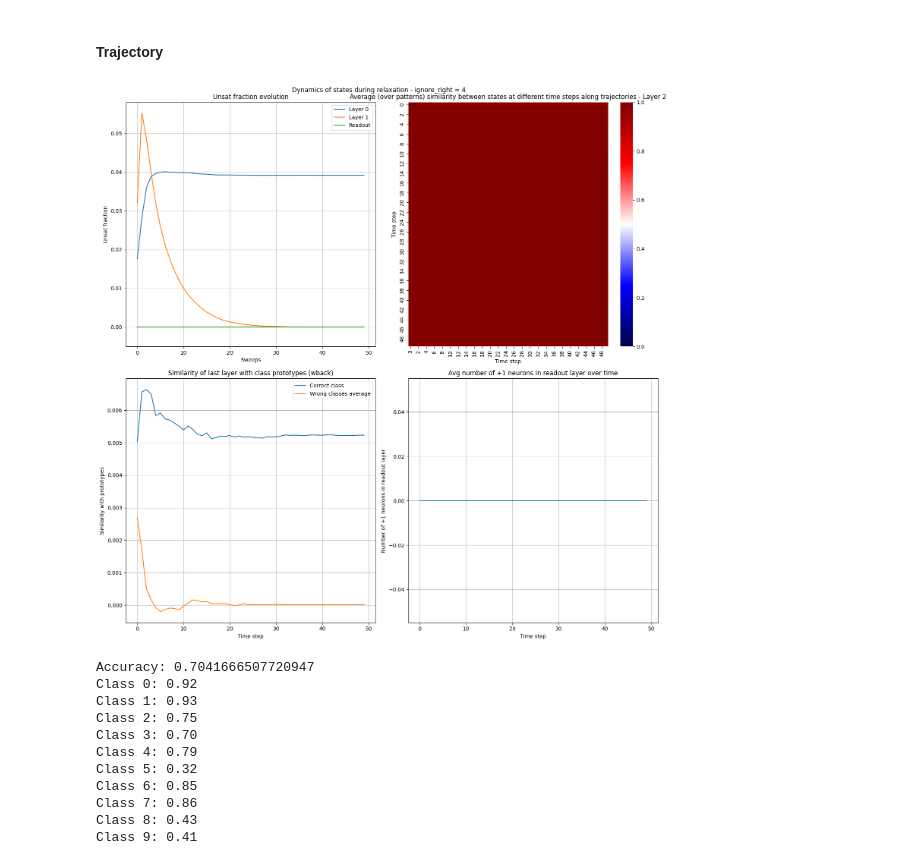
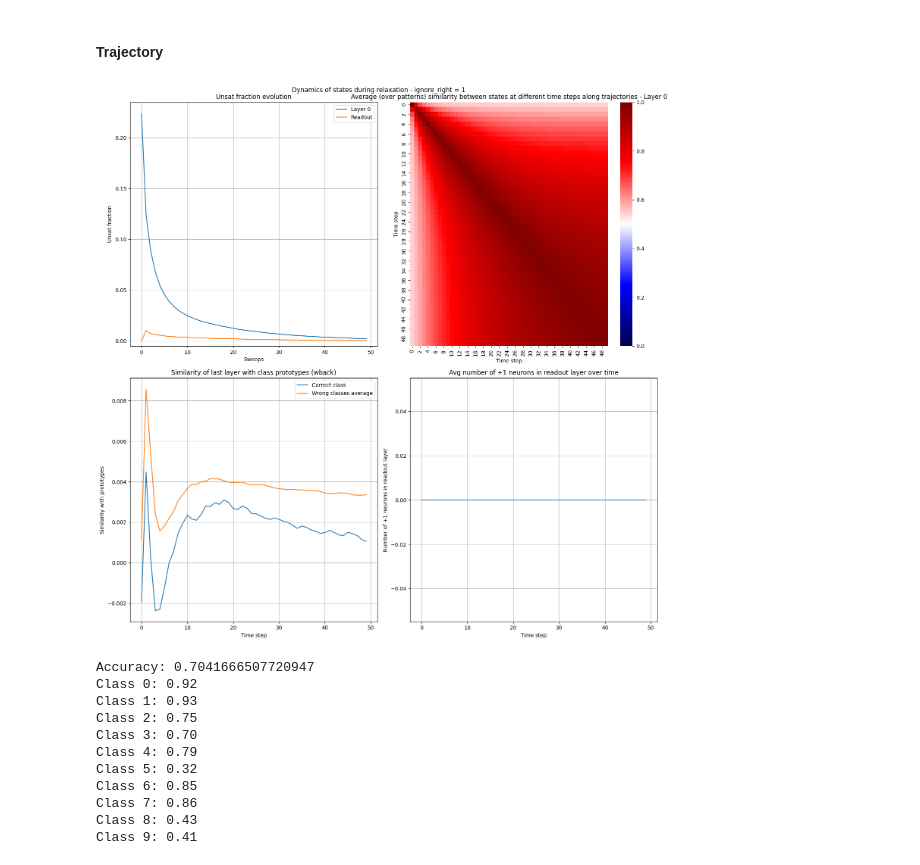
Before and after one commit to mattia-scardecchia/Biological-Learning, a Jupyter notebook: notebooks/mnist.ipynb, the cells around one changed output. Cells and saved outputs as stored; diff of their text form; code cells hidden in the pictures.

Commit message:
fix: for single layer

```diff
--- a/notebooks/mnist.ipynb
+++ b/notebooks/mnist.ipynb
@@ -1298,0 +1375,24 @@ tensor([False,  True,  True,  True,  True,  True, False,  True,  True,  True,
+# %%
+# Assemble the pieces
+# lr = [lr_J] * num_layers + [lr_W] * 2
+# weight_decay = [weight_decay_J] * num_layers + [weight_decay_W] * 2
+# threshold = [threshold_hidden] * num_layers + [threshold_readout]
+lambda_left = [lambda_x] + [lambda_l] * (num_layers - 1) + [lambda_wforth]
+lambda_right = [lambda_r] * (num_layers - 1) + [lambda_wback] + [lambda_y]
+
+lr = [
+    0.03,
+    0.03,
+    0.0,
+    0.1,
+]
+threshold = [
+    1.25,
+    3.0,
+]
+weight_decay = [
+    0.005,
+    0.005,
+    0.0,
+    0.005,
+]
@@ -1299,8 +1458,11 @@ tensor([False,  True,  True,  True,  True,  True, False,  True,  True,  True,
 # %%
+import matplotlib.pyplot as plt
+import seaborn as sns
+max_sweeps = 50
 fig, axs = plt.subplots(2, 2, figsize=(15, 15), sharey=False)
 
 
-ignore_right = 4
+ignore_right = 1
 states, unsats = handler.relaxation_trajectory(
     train_inputs, train_targets, max_sweeps, ignore_right=ignore_right
 )
@@ -1352,34 +1514,35 @@ for t in range(T):
     sims_wrong = []
     for shift in range(1, C):
         labels_shifted = (labels + shift) % C
         sims_shifted = torch.nn.functional.cosine_similarity(
             states[:, t, -3, :], model.W_back[:, labels_shifted].T, dim=-1
         ).mean(dim=0, dtype=torch.float32)
         sims_wrong.append(sims_shifted)
     similarities[1, t] = torch.mean(torch.stack(sims_wrong), dim=0)
 ax.plot(similarities[0, :], label="Correct class")
 ax.plot(similarities[1, :], label="Wrong classes average")
 ax.set_xlabel("Time step")
 ax.set_ylabel("Similarity with prototypes")
 ax.set_title("Similarity of last layer with class prototypes (wback)")
 ax.grid()
 ax.legend()
 # number of +1 neurons in readout layer
 ax = axs[1, 1]
 number_ones_readout = (
     (states[:, :, -2, :C] == 1).sum(dim=-1).mean(dim=0, dtype=torch.float32).cpu()
 )  # (T,)
 ax.plot(number_ones_readout)
 ax.set_xlabel("Time step")
 ax.set_ylabel("Number of +1 neurons in readout layer")
 ax.set_title("Avg number of +1 neurons in readout layer over time")
 ax.grid()
 
 fig.suptitle(f"Dynamics of states during relaxation - ignore_right = {ignore_right}")
 plt.tight_layout()
 plt.show()
+plt.close()
 # %% [output]
-[figure, old version]
+[figure, new version]
 # %%
 logs = handler.train_epoch(
     train_inputs,
```
Also changed, not shown: parts of 5 cells of this notebook.
